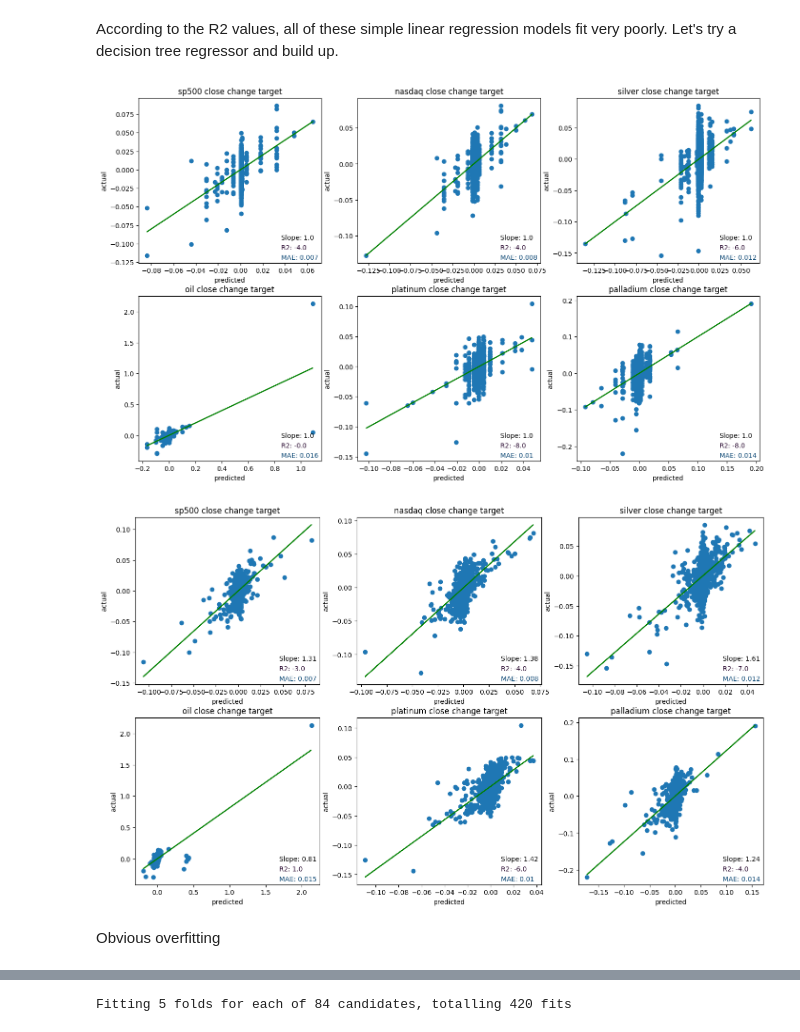
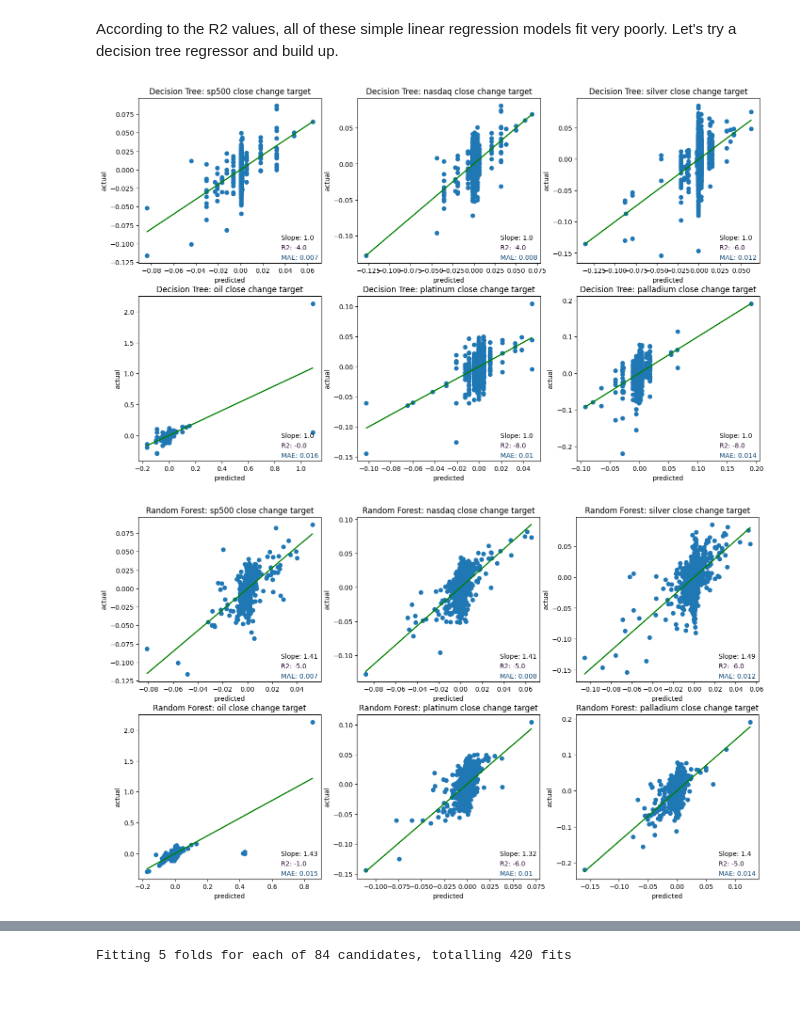
Before and after one commit to kklimov1/PriceRegressionPredictor, a Jupyter notebook: AssetAnalysisClean.ipynb, the cells around one changed output, grey strips where cells are left out. Saved outputs shown, nothing was run; the diff lists cells and outputs as text; code cells hidden in the pictures; blank space fills up the shorter version.

```diff
--- a/AssetAnalysisClean.ipynb
+++ b/AssetAnalysisClean.ipynb
@@ -404,7 +409,7 @@ This is strictly for visual perposes. Even though we won't be utilizing PCA late
 # %% [markdown]
 Let's use KFold cross validation to determine which models and parameters are most promising on our training set
 # %%
-def test_model(model):
+def test_model(model, model_name):
     fig, axs = plt.subplots(2,3, figsize=(17,10), sharex=False)
     for c in list(zip(enumerate(axs.reshape(-1)), y_col)):
         i=c[0][0]
@@ -420,9 +425,9 @@ def test_model(model):
         ax.plot(y_pred, y_pred * m + b, c="green")
         ax.set_xlabel("predicted")
         ax.set_ylabel("actual")
+        ax.set_title(model_name + ": " + col)
         ax.scatter(y_pred, y_train[col])
         ax.text(x=0.78, y=0.14, s=f"Slope: {np.round(m,2)}", transform = ax.transAxes, color = 'black')
-        ax.set_title(col)
         ax.text(x=0.78, y=0.08, s=f"R2: {np.round(r2)}", transform = ax.transAxes, color = '#24042B')
         ax.text(x=0.78, y=0.02, s=f"MAE: {np.round(mae,3)}", transform = ax.transAxes, color = '#054270')
     #ax.text(x=0.71, y=0.76, s=f"MSE: {np.round(mse,3)}", transform = ax.transAxes, color = '#4E4763')
@@ -433,13 +438,11 @@ test_model(LinearRegression())
 # %% [markdown]
 According to the R2 values, all of these simple linear regression models fit very poorly. Let's try a decision tree regressor and build up.
 # %%
-test_model(DecisionTreeRegressor(max_depth=10, min_samples_split=20))
+test_model(DecisionTreeRegressor(max_depth=10, min_samples_split=20), "Decision Tree")
 # %% [output]
-[figure, old version]
+[figure, new version]
 # %%
-test_model(RandomForestRegressor(n_estimators=5, max_depth=10))
+test_model(RandomForestRegressor(n_estimators=5, max_depth=10), "Random Forest")
 # %% [output]
-[figure, old version]
+[figure, new version]
-# %% [markdown]
-Obvious overfitting
 # %%
```
Also changed, not shown: parts of 23 cells of this notebook, 1 other file.
